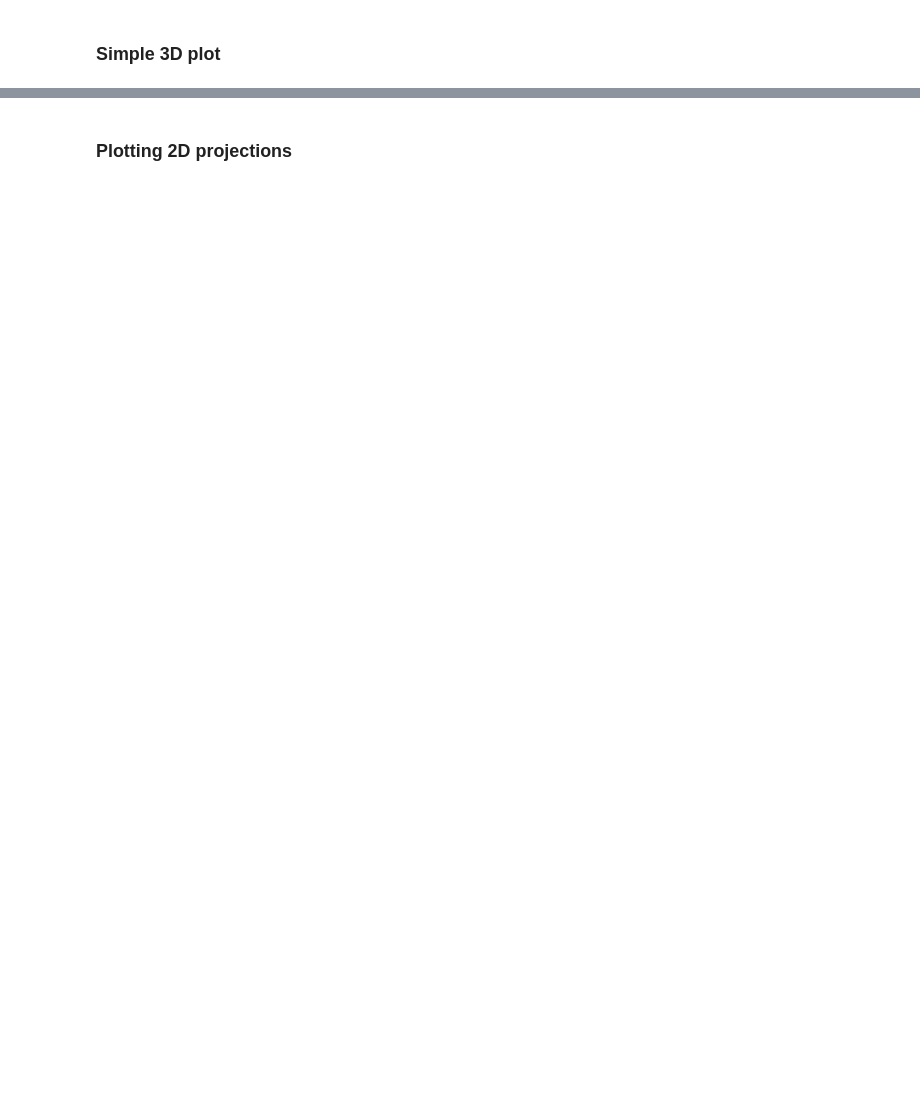
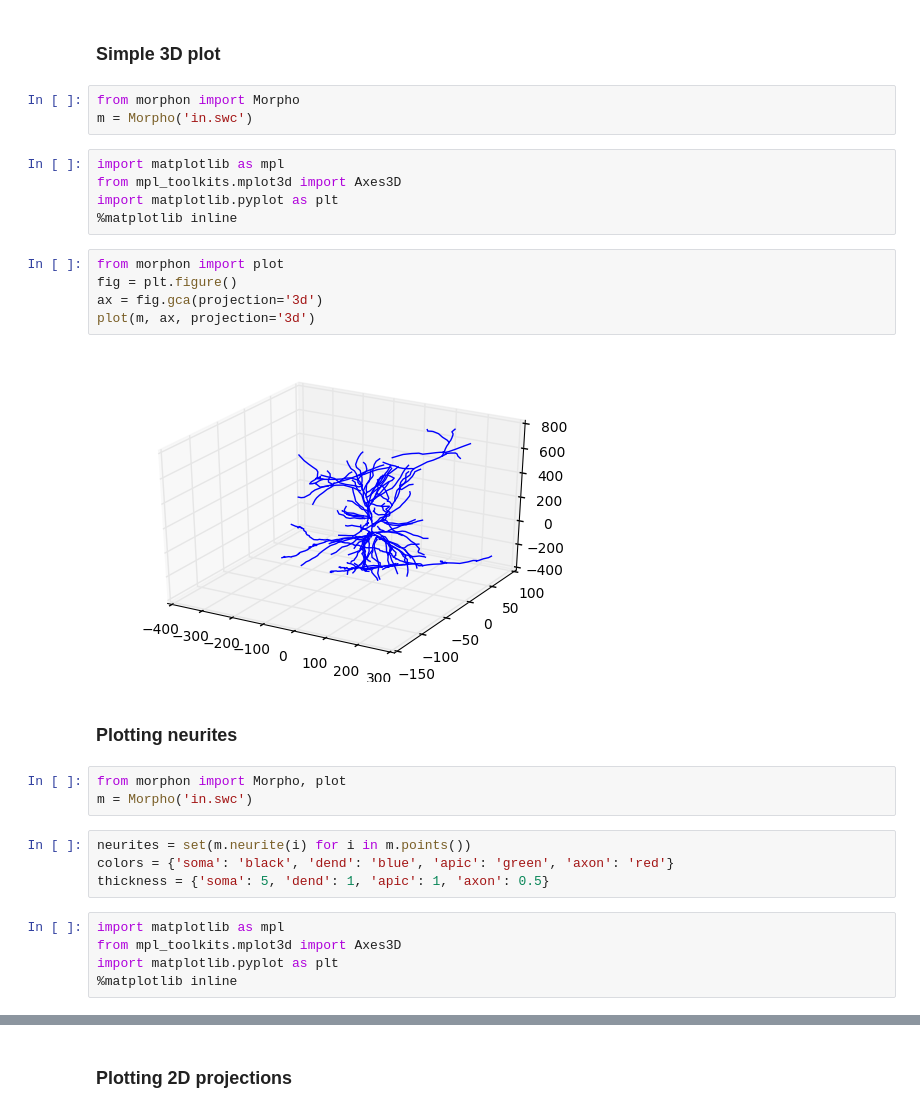
Before and after one commit to a1eko/morphon, a Jupyter notebook: examples/examples.ipynb, the cells around one changed output, grey strips where cells are left out. Cells and saved outputs as stored; diff of their text form; blank space fills up the shorter version.

```diff
--- a/examples/examples.ipynb
+++ b/examples/examples.ipynb
@@ -5,2 +22,31 @@
 # %% [markdown]
 ### Simple 3D plot
+# %%
+from morphon import Morpho
+m = Morpho('in.swc')
+# %%
+import matplotlib as mpl
+from mpl_toolkits.mplot3d import Axes3D
+import matplotlib.pyplot as plt
+%matplotlib inline
+# %%
+from morphon import plot
+fig = plt.figure()
+ax = fig.gca(projection='3d')
+plot(m, ax, projection='3d')
+# %% [output]
+[figure, added]
+# %% [markdown]
+### Plotting neurites
+# %%
+from morphon import Morpho, plot
+m = Morpho('in.swc')
+# %%
+neurites = set(m.neurite(i) for i in m.points())
+colors = {'soma': 'black', 'dend': 'blue', 'apic': 'green', 'axon': 'red'}
+thickness = {'soma': 5, 'dend': 1, 'apic': 1, 'axon': 0.5}
+# %%
+import matplotlib as mpl
+from mpl_toolkits.mplot3d import Axes3D
+import matplotlib.pyplot as plt
+%matplotlib inline
```
Also changed, not shown: parts of 9 cells of this notebook.
